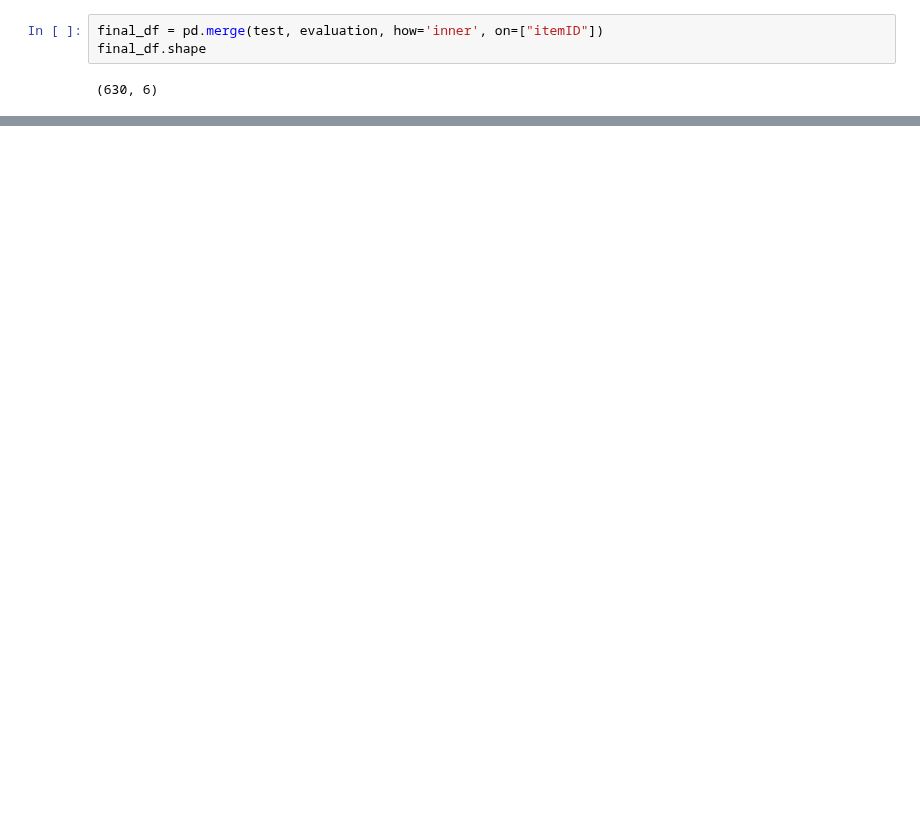
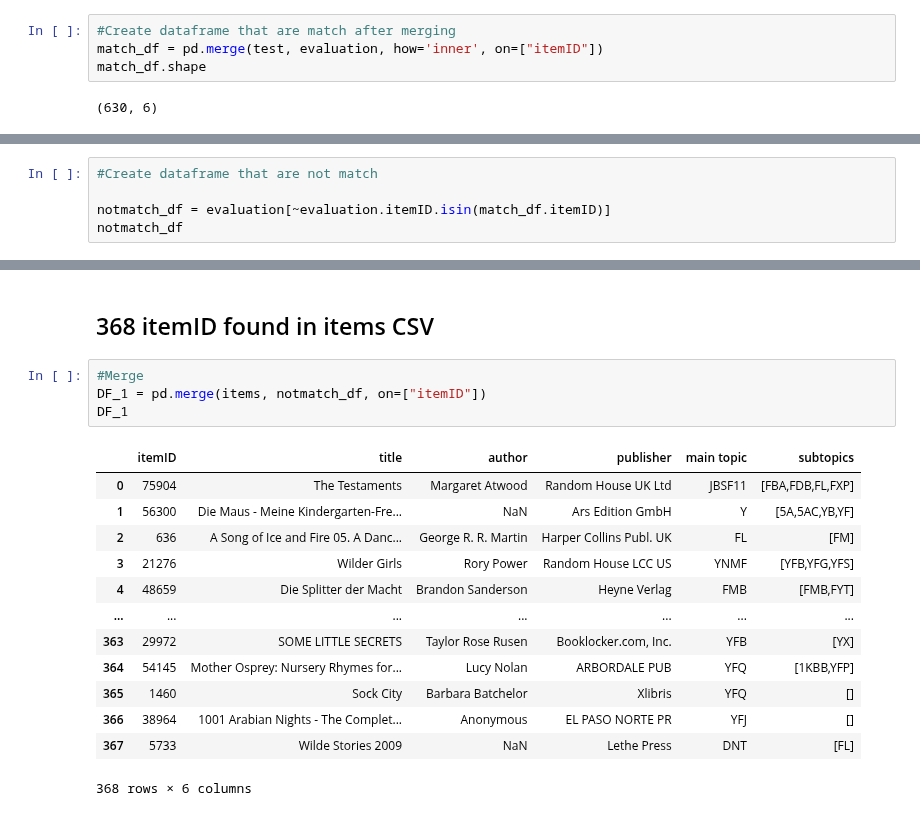
Before and after one commit to SohZongXian/DMC-2021, a Jupyter notebook: CSV Modification.ipynb, the cells around one changed output, grey strips where cells are left out. Saved outputs shown, nothing was run; the diff lists cells and outputs as text; blank space fills up the shorter version.

```diff
--- a/CSV Modification.ipynb
+++ b/CSV Modification.ipynb
@@ -127,7 +127,8 @@ test
 | 1036 | 23570 | 63166 | 54393 | 56766 | 75990 | 66314 |
 630 rows × 6 columns
 # %%
-final_df = pd.merge(test, evaluation, how='inner', on=["itemID"])
-final_df.shape
+#Create dataframe that are match after merging
+match_df = pd.merge(test, evaluation, how='inner', on=["itemID"])
+match_df.shape
 # %% [output]
 (630, 6)
@@ -149,0 +153,5 @@ final_df
+# %%
+#Create dataframe that are not match
+
+notmatch_df = evaluation[~evaluation.itemID.isin(match_df.itemID)]
+notmatch_df
@@ -149,0 +192,20 @@ final_df
+# %% [markdown]
+## 368 itemID found in items CSV
+# %%
+#Merge
+DF_1 = pd.merge(items, notmatch_df, on=["itemID"])
+DF_1
+# %% [output]
+|  | itemID | title | author | publisher | main topic | subtopics |
+| 0 | 75904 | The Testaments | Margaret Atwood | Random House UK Ltd | JBSF11 | [FBA,FDB,FL,FXP] |
+| 1 | 56300 | Die Maus - Meine Kindergarten-Fre... | NaN | Ars Edition GmbH | Y | [5A,5AC,YB,YF] |
+| 2 | 636 | A Song of Ice and Fire 05. A Danc... | George R. R. Martin | Harper Collins Publ. UK | FL | [FM] |
+| 3 | 21276 | Wilder Girls | Rory Power | Random House LCC US | YNMF | [YFB,YFG,YFS] |
+| 4 | 48659 | Die Splitter der Macht | Brandon Sanderson | Heyne Verlag | FMB | [FMB,FYT] |
+| ... | ... | ... | ... | ... | ... | ... |
+| 363 | 29972 | SOME LITTLE SECRETS | Taylor Rose Rusen | Booklocker.com, Inc. | YFB | [YX] |
+| 364 | 54145 | Mother Osprey: Nursery Rhymes for... | Lucy Nolan | ARBORDALE PUB | YFQ | [1KBB,YFP] |
+| 365 | 1460 | Sock City | Barbara Batchelor | Xlibris | YFQ | [] |
+| 366 | 38964 | 1001 Arabian Nights - The Complet... | Anonymous | EL PASO NORTE PR | YFJ | [] |
+| 367 | 5733 | Wilde Stories 2009 | NaN | Lethe Press | DNT | [FL] |
+368 rows × 6 columns
```
Also changed, not shown: parts of 11 cells of this notebook.
